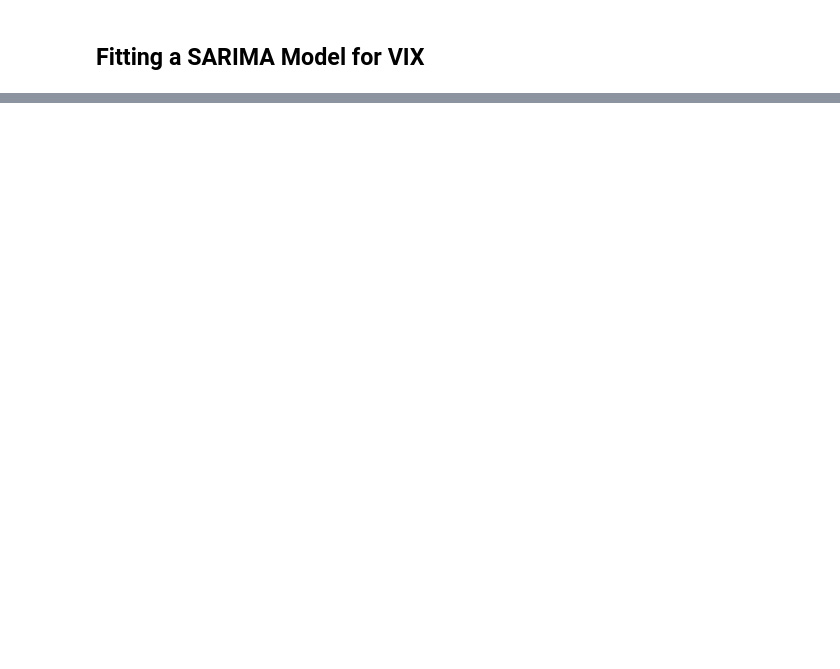
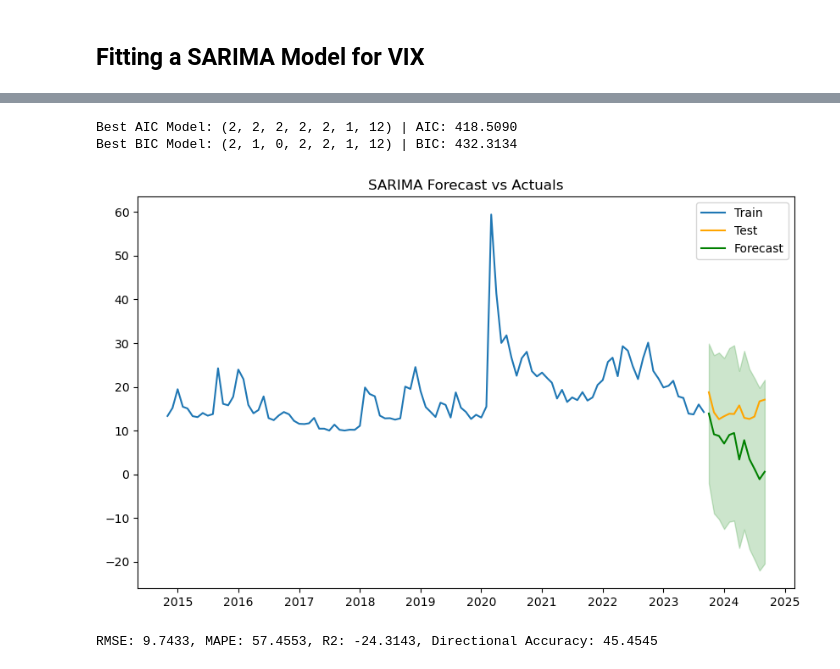
Before and after one commit to t-creech/VIX-Project, a Jupyter notebook: SARIMA Model.ipynb, the cells around one changed output, grey strips where cells are left out. Cells and saved outputs as stored; diff of their text form; code cells hidden in the pictures; blank space fills up the shorter version.

```diff
--- a/SARIMA Model.ipynb
+++ b/SARIMA Model.ipynb
@@ -165,0 +97,12 @@ plt.show()
+# %%
+# Split the data into train and test sets
+train_size = int(len(vix_data) * 0.9)  # Use 80% of data for training
+train, test = vix_data.iloc[:train_size], vix_data.iloc[train_size:]
+# %%
+# Define parameter ranges for grid search
+p = d = q = range(0, 3)
+P = D = Q = range(0, 3)
+s = [12]
+param_grid = list(product(p, d, q, P, D, Q, s))
+best_aic, best_bic = float('inf'), float('inf')
+best_params_aic, best_params_bic = None, None
@@ -165,0 +155,41 @@ plt.show()
+# %%
+print(f"\nBest AIC Model: {best_params_aic} | AIC: {best_aic:.4f}")
+print(f"Best BIC Model: {best_params_bic} | BIC: {best_bic:.4f}")
+# %% [output]
+Best AIC Model: (2, 2, 2, 2, 2, 1, 12) | AIC: 418.5090
+Best BIC Model: (2, 1, 0, 2, 2, 1, 12) | BIC: 432.3134
+# %%
+# Fit the SARIMA model
+model = SARIMAX(train['VIX'], order=(best_params_aic[0], best_params_aic[1], best_params_aic[2]), seasonal_order=(best_params_aic[3], best_params_aic[4], best_params_aic[5], best_params_aic[6]), enforce_stationarity=False, enforce_invertibility=False)
+results = model.fit(disp=False)
+
+# Forecast the next steps (length of the test set)
+forecast_steps = len(test)
+forecast = results.get_forecast(steps=forecast_steps)
+forecast_mean = forecast.predicted_mean
+forecast_conf_int = forecast.conf_int()
+# %%
+plt.figure(figsize=(10, 6))
+plt.plot(train.index, train['VIX'], label='Train')
+plt.plot(test.index, test['VIX'], label='Test', color='orange')
+plt.plot(test.index, forecast_mean, label='Forecast', color='green')
+plt.fill_between(
+    test.index,
+    forecast_conf_int.iloc[:, 0],
+    forecast_conf_int.iloc[:, 1],
+    color='green', alpha=0.2
+)
+plt.legend()
+plt.title('SARIMA Forecast vs Actuals')
+plt.show()
+# %% [output]
+[figure, added]
+# %%
+# Calculate the RMSE, MAPE, R2, and Directional Accuracy
+rmse = root_mean_squared_error(test['VIX'], forecast_mean)
+mape = np.mean(np.abs(test['VIX'] - forecast_mean) / np.abs(test['VIX'])) * 100
+r2 = r2_score(test['VIX'], forecast_mean)
+directional_accuracy = np.mean(np.sign(test['VIX'].diff().dropna()) == np.sign(forecast_mean.diff().dropna())) * 100
+print(f"RMSE: {rmse:.4f}, MAPE: {mape:.4f}, R2: {r2:.4f}, Directional Accuracy: {directional_accuracy:.4f}")
+# %% [output]
+RMSE: 9.7433, MAPE: 57.4553, R2: -24.3143, Directional Accuracy: 45.4545
```
Also changed, not shown: parts of 8 cells of this notebook, 5 other files.
